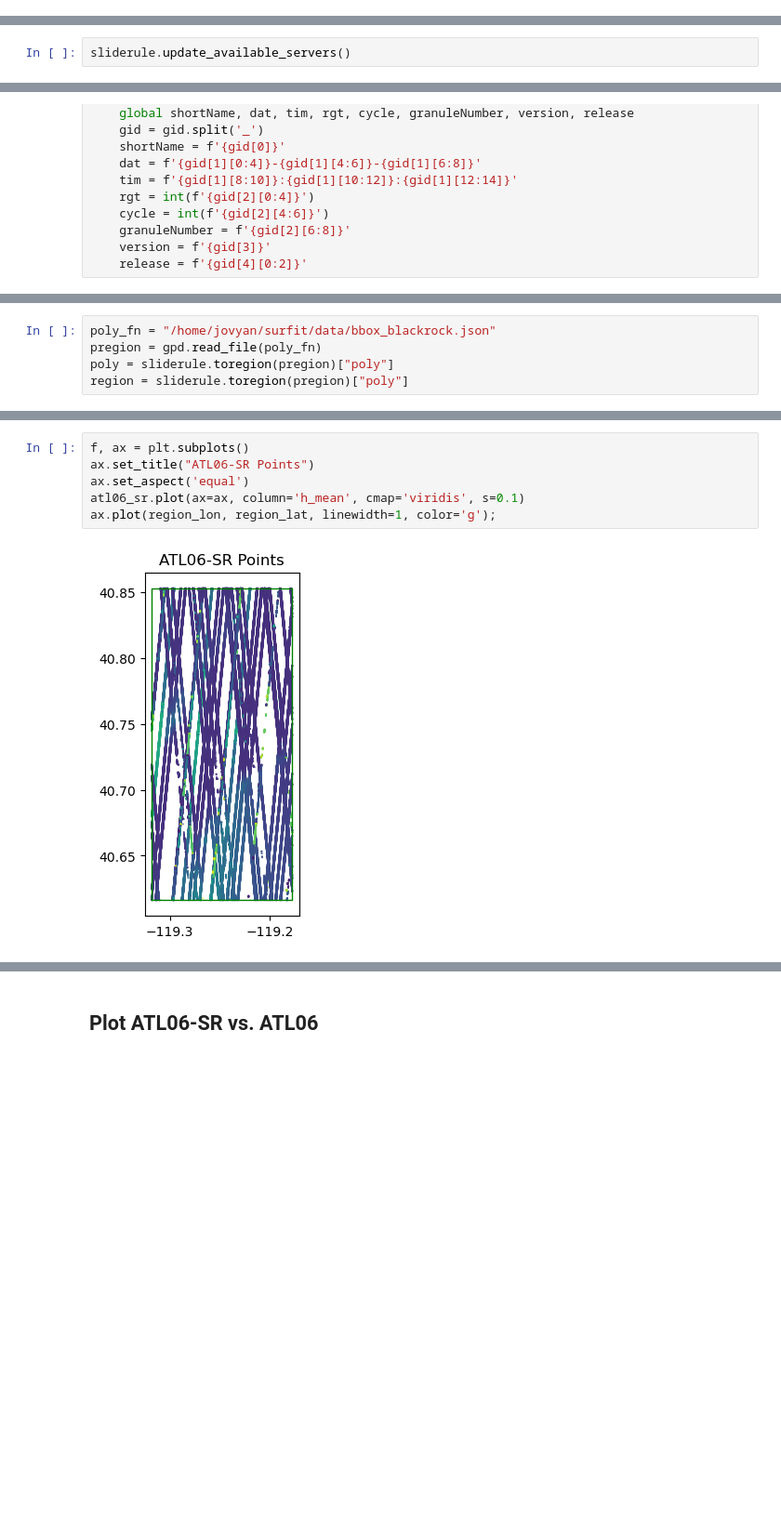
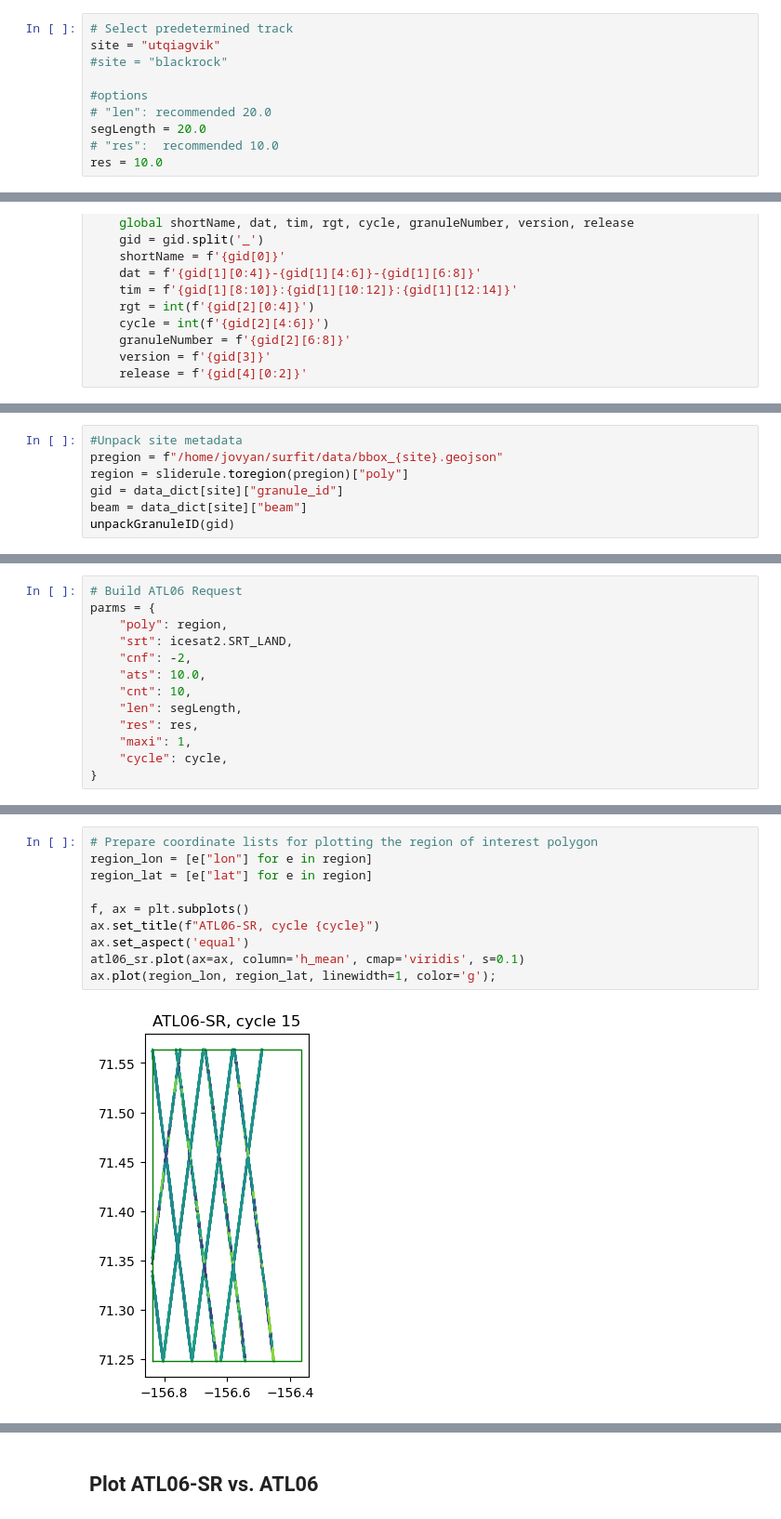
Before and after one commit to ICESAT-2HackWeek/surfit, a Jupyter notebook: shared_code/ATL06_Retrieval.ipynb, the cells around one changed output, grey strips where cells are left out. Shown at 93% size. Saved outputs shown, nothing was run; the diff lists cells and outputs as text; blank space fills up the shorter version.

```diff
--- a/shared_code/ATL06_Retrieval.ipynb
+++ b/shared_code/ATL06_Retrieval.ipynb
@@ -16,5 +17,15 @@ from IPython import display
 
 warnings.filterwarnings('ignore')
+# %%
+# Select predetermined track
+site = "utqiagvik"
+#site = "blackrock"
+
+#options
+# "len": recommended 20.0
+segLength = 20.0
+# "res":  recommended 10.0
+res = 10.0
 # %%
 # Configure ICESat-2 API
 icesat2.init("slideruleearth.io", verbose=False)
@@ -23,2 +31,0 @@ WARNING:sliderule.sliderule:Client (version (3, 6, 0)) is out of date with the s
-# %%
-sliderule.update_available_servers()
@@ -53,5 +69,7 @@ def unpackGranuleID(gid):
 # %%
-poly_fn = "/home/jovyan/surfit/data/bbox_blackrock.json"
-pregion = gpd.read_file(poly_fn)
-poly = sliderule.toregion(pregion)["poly"]
+#Unpack site metadata
+pregion = f"/home/jovyan/surfit/data/bbox_{site}.geojson"
 region = sliderule.toregion(pregion)["poly"]
+gid = data_dict[site]["granule_id"]
+beam = data_dict[site]["beam"]
+unpackGranuleID(gid)
@@ -87,3 +76,16 @@ parms = {
+# %%
+# Build ATL06 Request
+parms = {
+    "poly": region,
+    "srt": icesat2.SRT_LAND,
+    "cnf": -2,
+    "ats": 10.0,
+    "cnt": 10,
+    "len": segLength,
+    "res": res,
+    "maxi": 1,
+    "cycle": cycle,
+}
 # %%
 # Latch Start Time
 perf_start = time.perf_counter()
@@ -109,11 +136,15 @@ Received 10289 elevations
 # %%
+# Prepare coordinate lists for plotting the region of interest polygon
+region_lon = [e["lon"] for e in region]
+region_lat = [e["lat"] for e in region]
+
 f, ax = plt.subplots()
-ax.set_title("ATL06-SR Points")
+ax.set_title(f"ATL06-SR, cycle {cycle}")
 ax.set_aspect('equal')
 atl06_sr.plot(ax=ax, column='h_mean', cmap='viridis', s=0.1)
 ax.plot(region_lon, region_lat, linewidth=1, color='g');
 # %% [output]
-[figure, old version]
+[figure, new version]
 # %%
 f, ax = plt.subplots()
 ax.set_title("ATL06-SR Points")
```
Also changed, not shown: parts of 13 cells of this notebook.
